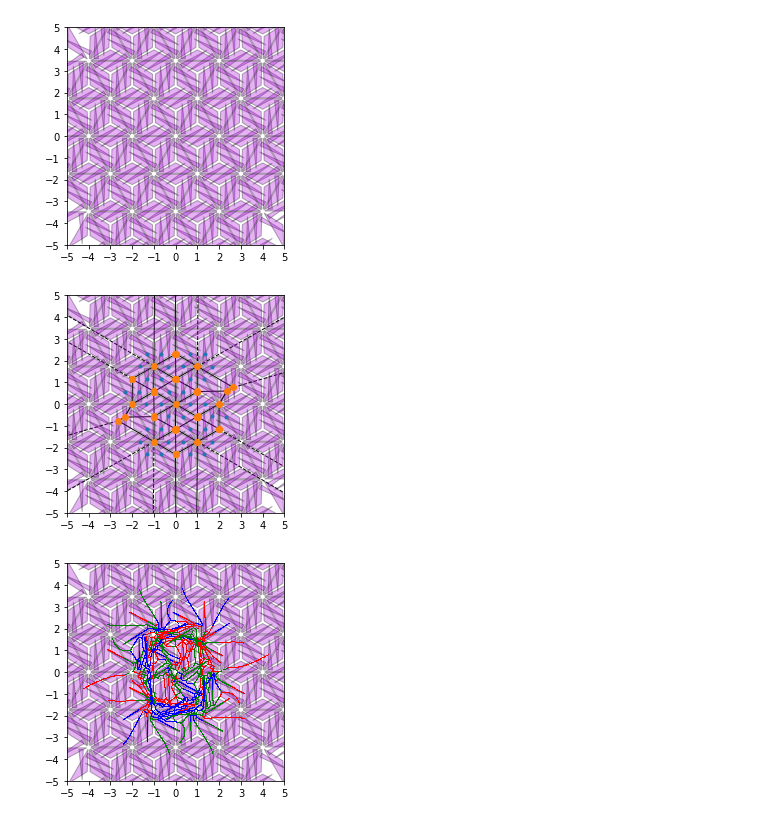
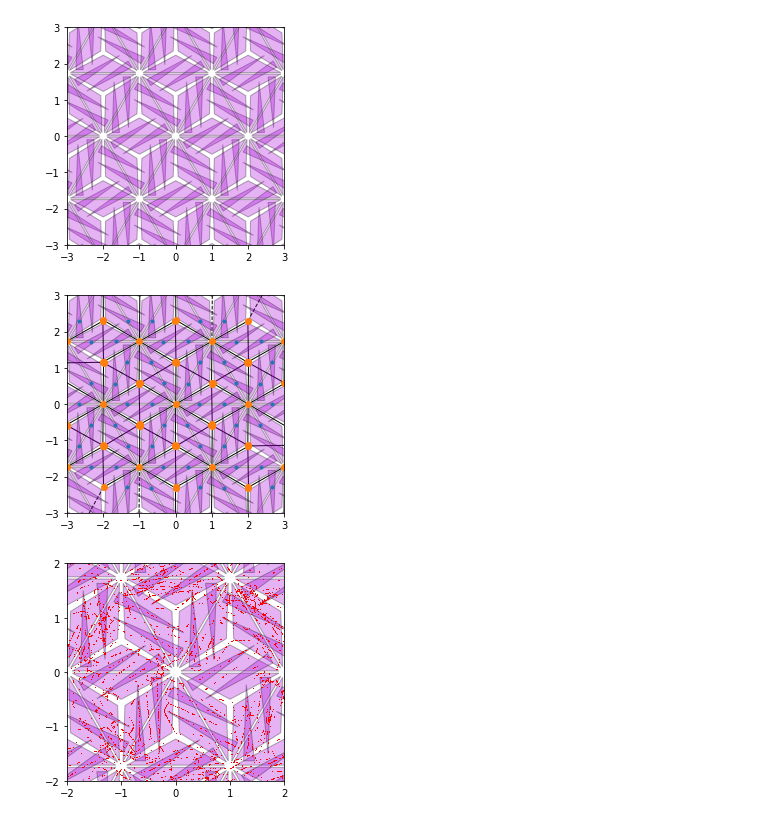
Before and after one commit to marinavas/poplocavanje, a Jupyter notebook: diagram.ipynb, the cells around one changed output. Drawn from its saved outputs; the diff is of its cells as text; code cells hidden in the pictures.

Commit message:
voronoi 1.1

```diff
--- a/diagram.ipynb
+++ b/diagram.ipynb
@@ -7,11 +7,20 @@
 <Figure size 640x480 with 1 Axes>
+# %%
+def generisi_pol(izl,p):
+    r = []
+    for i in izl:
+        q =affine_h(p,i)
+        x,y = q.exterior.coords[0]
+        if(x<4 and x>-4 and y<4 and y>-4):
+            r.append(q)
+    return r
 # %%
 #pol = Polygon([(0.25,0.1),(0.45, 0.1), (0.45,1), (0.25,1)])
 pol = Polygon([(0.25,0.1),(0.45, 0.1), (0.3,1.5)])
 
 tr = Polygon([(0.1,0.02),(1.9, 0.02), (1,0.5)])
-xmin,xmax,ymin,ymax = (-5,5,-5,5)
-okvir = [-5,5,-5,5]
+xmin,xmax,ymin,ymax = (-3,3,-3,3)
+okvir = [-3,3,-3,3]
 bx = plt.axes()
 bx.set_xlim(xmin,xmax)
 bx.set_xticks(range(xmin,xmax+1))
@@ -23,12 +32,12 @@ crtaj(izomgen_p6,tr,bx)
 
 plt.show()
 # %% [output]
-[figure, old version]
+[figure, new version]
 # %%
 slike = generisi_pol(izomgen_p6,pol)
 # %%
 sl = []
-x0,y0 = s.exterior.coords[0]
+#x0,y0 = s.exterior.coords[0]
 
 #sl.append([x0,y0])
 pol_n=0
@@ -53,43 +62,52 @@ crtaj(izomgen_p6,tr,ax)
 crtaj(izomgen_p6,pol,ax)
 plt.show()
 # %% [output]
-[figure, old version]
+[figure, new version]
 # %%
 sl_1 = []
-x0,y0 = slike[0].exterior.coords[0]
+sl_200 =[]
+pol_2=[]
+x0,y0 = pol.exterior.coords[0]
 sl_1.append([x0,y0])
 pol_n=0
-d=100
-for s in slike:
-    for i in range(1, len(s.exterior.coords)):
-        x1,y1= s.exterior.coords[i]
-        for p in np.arange(0,1,1.0/d):
-            x = p*x1 + (1-p)*x0
-            y = p*y1 + (1-p)*y0
-            sl_1.append([x,y])
-        sl_1.append([x1,y1])
-        x0,y0=x1,y1
-n = d*(len(slike[0].exterior.coords)-1)
-vor_1 = Voronoi(sl_1)
-v_1 = vor_1.vertices
+d=90
+
+for i in range(1, len(pol.exterior.coords)):
+    x1,y1= pol.exterior.coords[i]
+    for p in np.arange(0,1,1.0/d):
+        x = p*x1 + (1-p)*x0
+        y = p*y1 + (1-p)*y0
+        pol_2.append([x,y])
+    pol_2.append([x1,y1])
+    x0,y0=x1,y1
+
+pol_200= Polygon(pol_2)
+slike_200 = generisi_pol(izomgen_p6,pol_200)
+for s in slike_200:
+    for p in s.exterior.coords:
+        sl_200.append(p)
+
+n = len(slike_200[0].exterior.coords)-1
+vor_200 = Voronoi(sl_200)
+v_200 = vor_200.vertices
 ploc=[0]*len(slike)
 ax = plt.axes()
-ax.set_xlim(xmin,xmax)
-ax.set_xticks(range(xmin,xmax+1))
-ax.set_ylim(ymin,ymax)
-ax.set_yticks(range(ymin,ymax+1))
+ax.set_xlim(xmin+1,xmax-1)
+ax.set_xticks(range(xmin+1,xmax))
+ax.set_ylim(ymin+1,ymax-1)
+ax.set_yticks(range(ymin+1,ymax))
 ax.set_aspect(1)
 crtaj(izomgen_p6,tr,ax)
 crtaj(izomgen_p6,pol,ax)
 for j in range(len(slike)):
     for i in range(n):
-        ploc[j] = np.union1d(ploc[j],vor_1.regions[vor_1.point_region[n*j+i]])
+        ploc[j] = np.union1d(ploc[j],vor_200.regions[vor_200.point_region[n*j+i]])
 
 for k in range(10):
-    plt.plot([v_1[int(i)][0] for i in ploc[3*k]],[v_1[int(i)][1] for i in ploc[3*k]], 'r,')
-    plt.plot([v_1[int(i)][0] for i in ploc[3*k+1]],[v_1[int(i)][1] for i in ploc[3*k+1]], 'g,')
-    plt.plot([v_1[int(i)][0] for i in ploc[3*k+2]],[v_1[int(i)][1] for i in ploc[3*k+2]], 'b,')
+    plt.plot([v_1[int(i)][0] for i in ploc[k]],[v_1[int(i)][1] for i in ploc[k]], 'r,')
+#    plt.plot([v_1[int(i)][0] for i in ploc[3*k+1]],[v_1[int(i)][1] for i in ploc[3*k+1]], 'g,')
+#    plt.plot([v_1[int(i)][0] for i in ploc[3*k+2]],[v_1[int(i)][1] for i in ploc[3*k+2]], 'b,')
 #plt.plot([v_1[int(i)][0] for i in ploc[2]],[v_1[int(i)][1] for i in ploc[2]], 'g,')
 #plt.plot([v_1[int(i)][0] for i in ploc[5]],[v_1[int(i)][1] for i in ploc[5]], 'b,')
 # %% [output]
-[figure, old version]
+[figure, new version]
```
Also changed, not shown: parts of 1 cell of this notebook.
